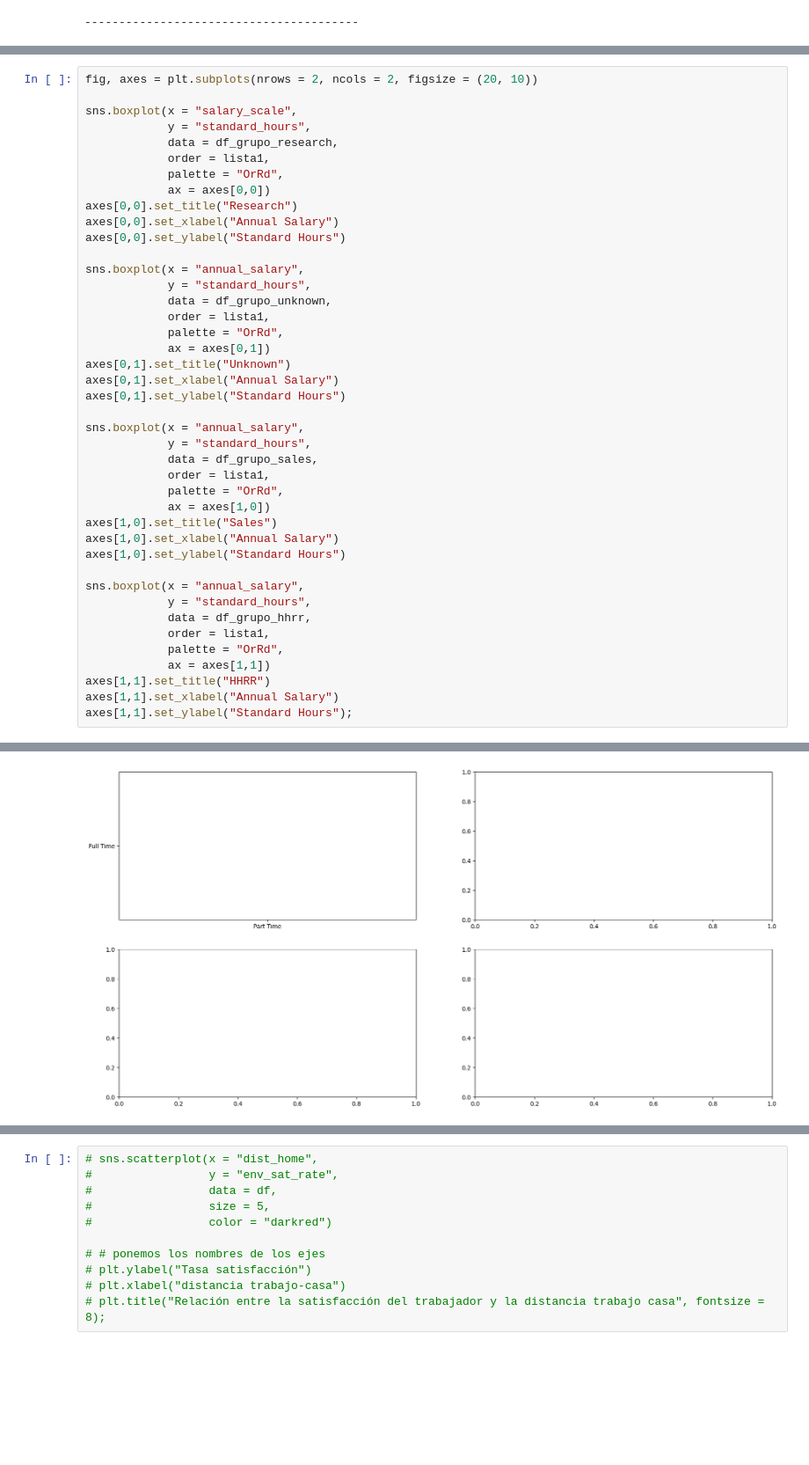
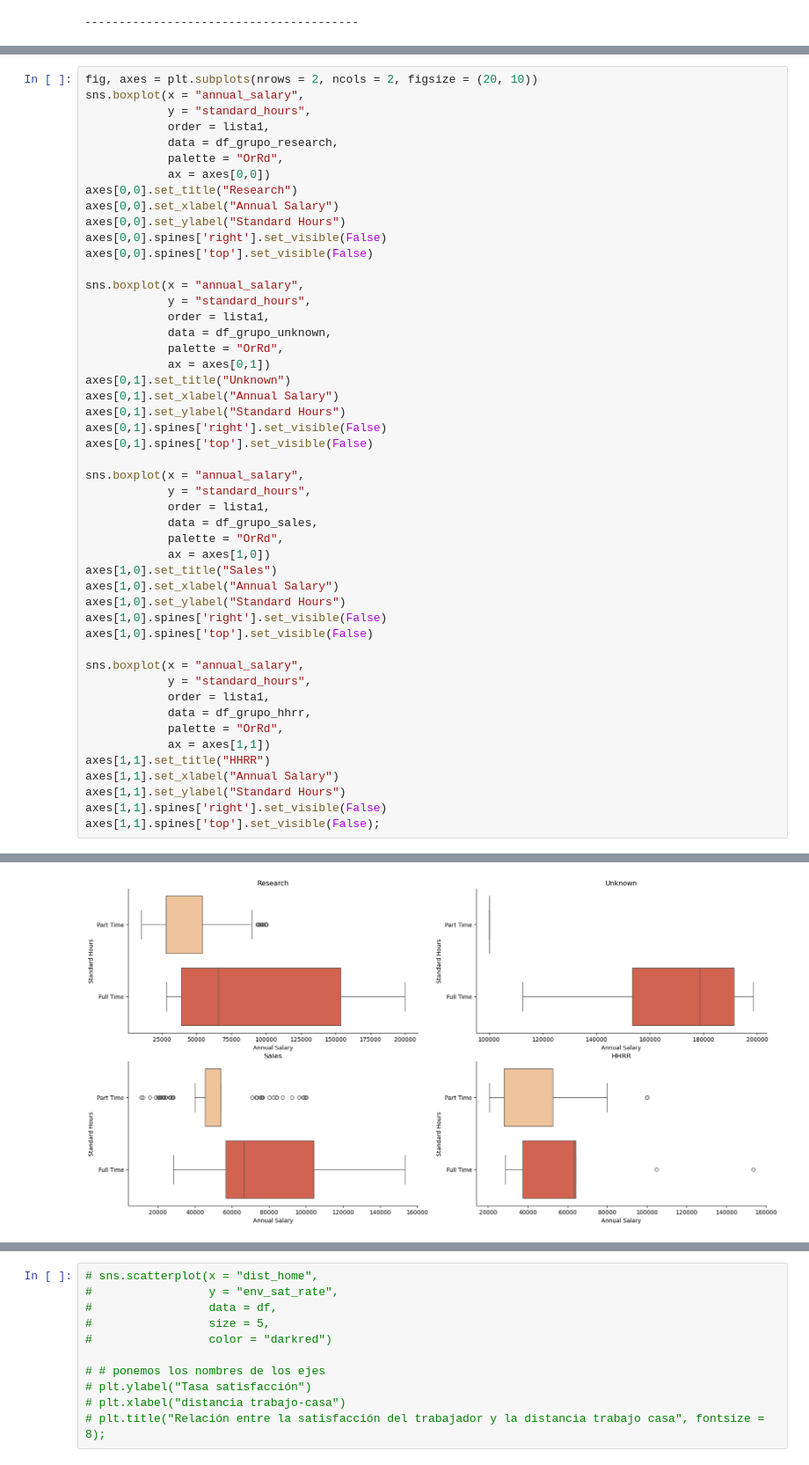
Before and after one commit to CibiPB/project-da-promo-49-INTERNO, a Jupyter notebook: Notebooks/3. Data Analysis.ipynb, the cells around one changed output, grey strips where cells are left out. Shown at 88% size. Drawn from its saved outputs; the diff is of its cells as text; blank space fills up the shorter version.

```diff
--- a/Notebooks/3. Data Analysis.ipynb
+++ b/Notebooks/3. Data Analysis.ipynb
@@ -140,43 +153,50 @@ Human Resources
 # %%
 fig, axes = plt.subplots(nrows = 2, ncols = 2, figsize = (20, 10))
-
-sns.boxplot(x = "salary_scale",
+sns.boxplot(x = "annual_salary",
             y = "standard_hours",
+            order = lista1,
             data = df_grupo_research,
-            order = lista1,
             palette = "OrRd",
             ax = axes[0,0])
 axes[0,0].set_title("Research")
 axes[0,0].set_xlabel("Annual Salary")
 axes[0,0].set_ylabel("Standard Hours")
+axes[0,0].spines['right'].set_visible(False)
+axes[0,0].spines['top'].set_visible(False)
 
 sns.boxplot(x = "annual_salary",
             y = "standard_hours",
+            order = lista1,
             data = df_grupo_unknown,
-            order = lista1,
             palette = "OrRd",
             ax = axes[0,1])
 axes[0,1].set_title("Unknown")
 axes[0,1].set_xlabel("Annual Salary")
 axes[0,1].set_ylabel("Standard Hours")
+axes[0,1].spines['right'].set_visible(False)
+axes[0,1].spines['top'].set_visible(False)
 
 sns.boxplot(x = "annual_salary",
             y = "standard_hours",
+            order = lista1,
             data = df_grupo_sales,
-            order = lista1,
             palette = "OrRd",
             ax = axes[1,0])
 axes[1,0].set_title("Sales")
 axes[1,0].set_xlabel("Annual Salary")
 axes[1,0].set_ylabel("Standard Hours")
+axes[1,0].spines['right'].set_visible(False)
+axes[1,0].spines['top'].set_visible(False)
 
 sns.boxplot(x = "annual_salary",
             y = "standard_hours",
+            order = lista1,
             data = df_grupo_hhrr,
-            order = lista1,
             palette = "OrRd",
             ax = axes[1,1])
 axes[1,1].set_title("HHRR")
 axes[1,1].set_xlabel("Annual Salary")
-axes[1,1].set_ylabel("Standard Hours");
+axes[1,1].set_ylabel("Standard Hours")
+axes[1,1].spines['right'].set_visible(False)
+axes[1,1].spines['top'].set_visible(False);
 # %% [output]
@@ -184,4 +203,4 @@ UnboundLocalError: cannot access local variable 'boxprops' where it is not assoc
-[figure, old version]
+[figure, new version]
 # %%
 fig, axes = plt.subplots(nrows = 2, ncols = 2, figsize = (20, 10))
 
```
Also changed, not shown: parts of 15 cells of this notebook, 15 other files.
